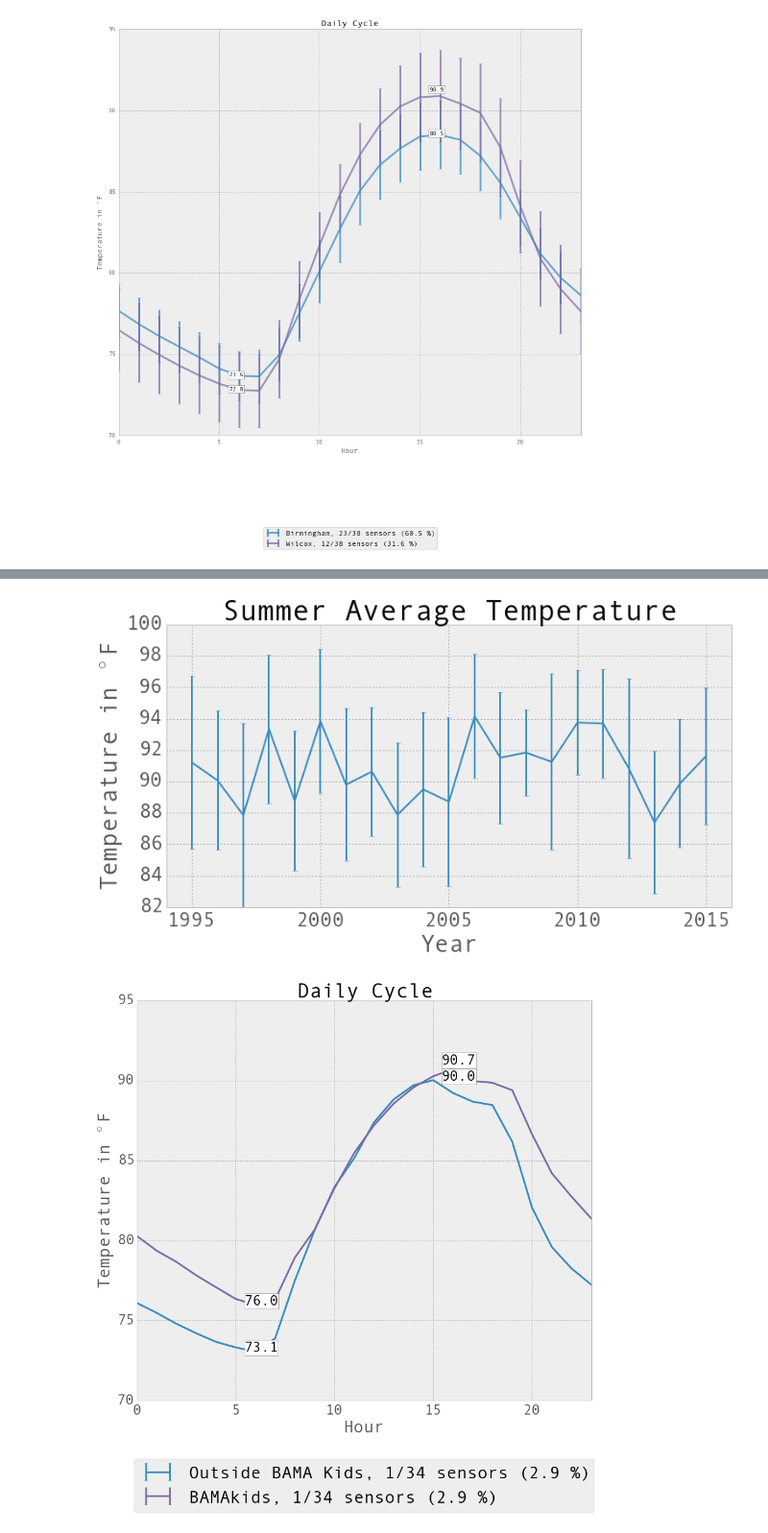
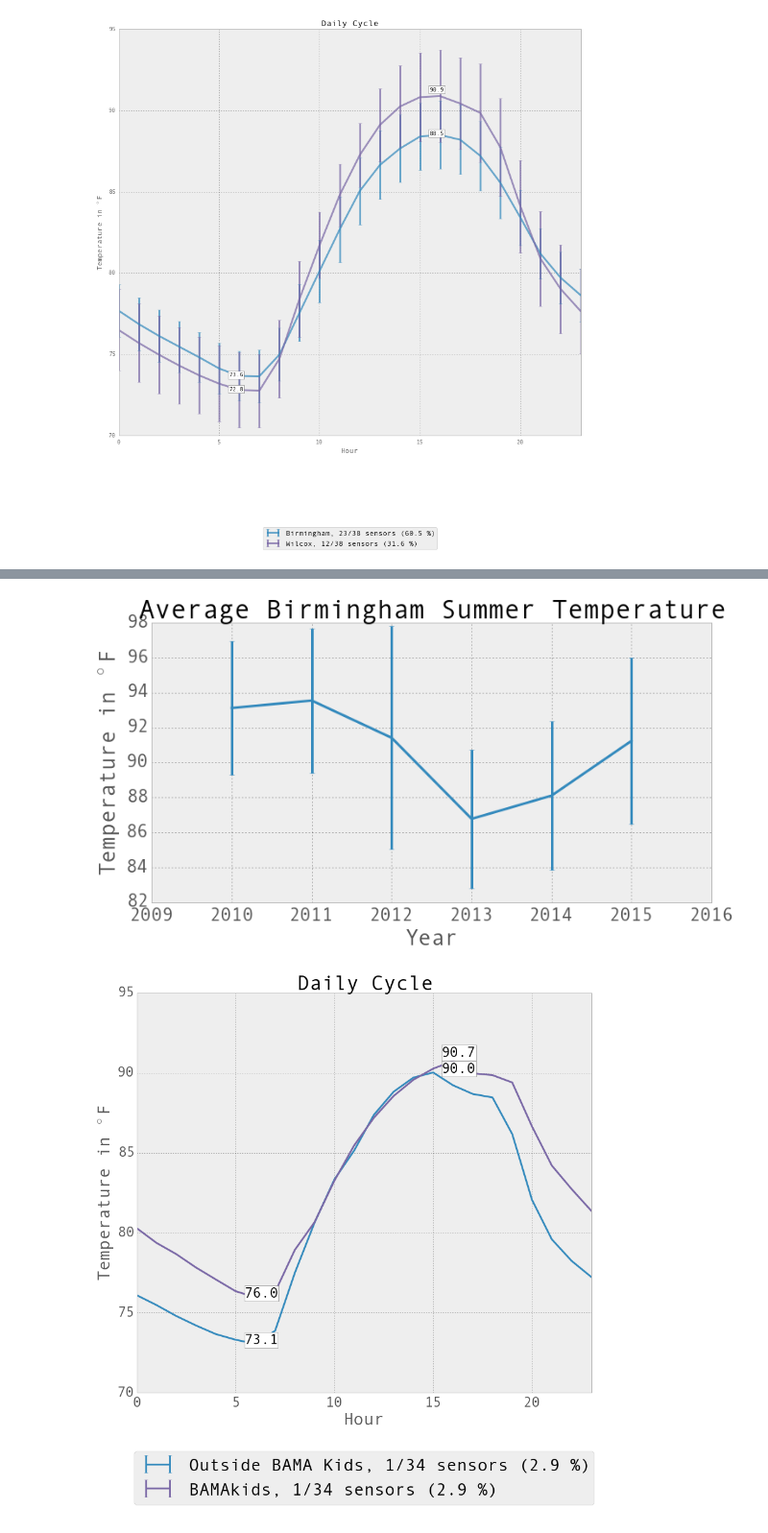
Before and after one commit to gottscott/cityheat, a Jupyter notebook: Bham/PresentationMaps.ipynb, the cells around one changed output, grey strips where cells are left out. Shown at 96% size. Saved outputs shown, nothing was run; the diff lists cells and outputs as text; code cells hidden in the pictures.

```diff
--- a/Bham/PresentationMaps.ipynb
+++ b/Bham/PresentationMaps.ipynb
@@ -21,6 +21,8 @@ import importibuttondata
 files = glob.glob('./data/olddata/*[tT].csv')
 meta0 = pd.DataFrame(pd.read_csv('./data/birminghammeta_cleaned.csv', sep = ','))
 tempDF, anomalyDF, meta = importibuttondata.importdata(files, meta0)
+# %%
+matplotlib.rcParams.update({'font.size': 22})
 # %%
 # Import data and libraries
 import numpy as np
@@ -304,7 +306,7 @@ diurnalplotsgeneral(diurnalDF,meta,  parks, filename)
 date_spec = {'Date': [ 2]}
 frames = []
 i = 0
-files = {'./data/stationdata/selma.csv'}
+files = {'./data/stationdata/Birm20102015.csv'}
 for file in files:
     data = pd.read_csv(file, sep = ',',
                               index_col=0,
@@ -327,5 +329,6 @@ for file in files:
 
 obsDF = pd.concat(frames, axis =1)
 obsDF.values[obsDF.values <= -200] = 'NaN'
+obsDF.columns = ['Temp']
 obsDF
 # %% [output]
@@ -398,20 +399,23 @@ diurnalDF[np.logical_or(diurnalDF.index.month==6, (diurnalDF.index.month==7), (d
 # %%
+import matplotlib.dates as mdates
 fig  = plt.figure(figsize=(12, 6))
 diurnalDF =  obsDF*9/5.+32
 diurnalDF["month"] = obsDF.index.month
 diurnalDF["year"]  = obsDF.index.year
-diurnalDF[np.logical_or(diurnalDF.index.month==6, (diurnalDF.index.month==7), (diurnalDF.index.month==8))].groupby("year").mean()['GHCND:USC00017366'].plot(linewidth = 2,
-                                                                                       yerr = diurnalDF[np.logical_or(diurnalDF.index.month==6, (diurnalDF.index.month==7), (diurnalDF.index.month==8))].groupby("year").std()['GHCND:USC00017366'])
+ax = diurnalDF[np.logical_or(diurnalDF.index.month==6, (diurnalDF.index.month==7), (diurnalDF.index.month==8))].groupby("year").mean()['Temp'].plot(linewidth = 3,
+                                                                                       yerr = diurnalDF[np.logical_or(diurnalDF.index.month==6, (diurnalDF.index.month==7), (diurnalDF.index.month==8))].groupby("year").std()['Temp'])
 plt.ylabel('Temperature in $^\circ $F')
 plt.xlabel('Year')
-plt.title('Summer Average Temperature')
-plt.xlim([1994,2016])
+plt.title('Average Birmingham Summer Temperature')
+plt.xlim([2009,2016])
 #diurnalDF.set_index("month").groupby(level = 0).mean()[5:6]
-filename = './plots/summertemps.eps'
+filename = './plots/bhamsummertemps.eps'
+
+ax.xaxis.set_major_formatter(plt.FormatStrFormatter('%d'))
 plt.savefig(filename , format = 'eps', dpi = 600,
                     bbox_inches='tight')
 # %% [output]
-[figure, old version]
+[figure, new version]
 # %%
 diurnalDF =  tempDF*9/5.+32
 diurnalDF["hour"] = tempDF.index.hour
```
Also changed, not shown: parts of 7 cells of this notebook.
